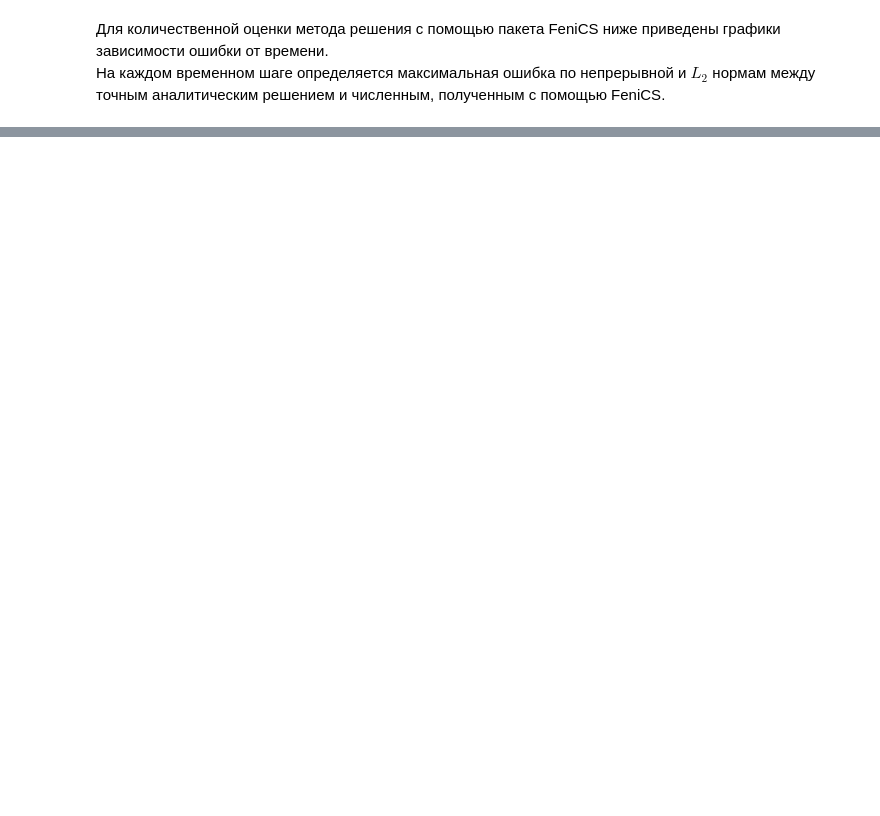
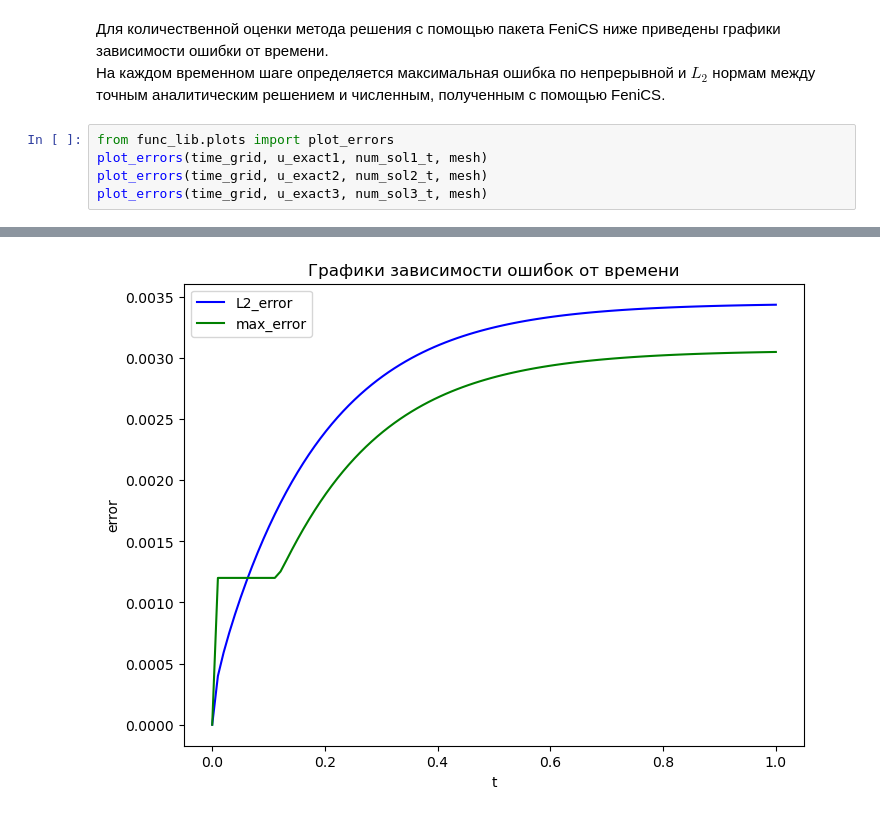
Before and after one commit to AlenaSetukha/KTMM, a Jupyter notebook: task4/main.ipynb, the cells around one changed output, grey strips where cells are left out. Saved outputs shown, nothing was run; the diff lists cells and outputs as text; blank space fills up the shorter version.

```diff
--- a/task4/main.ipynb
+++ b/task4/main.ipynb
@@ -343,3 +341,9 @@ OSError: [Errno 28] No space left on device
 # %% [markdown]
 Для количественной оценки метода решения с помощью пакета FeniCS ниже приведены графики зависимости ошибки от времени.
 На каждом временном шаге определяется максимальная ошибка по непрерывной и $L_2$ нормам между точным аналитическим решением и численным, полученным с помощью FeniCS.
+# %%
+from func_lib.plots import plot_errors
+plot_errors(time_grid, u_exact1, num_sol1_t, mesh)
+plot_errors(time_grid, u_exact2, num_sol2_t, mesh)
+plot_errors(time_grid, u_exact3, num_sol3_t, mesh)
+# %% [output]
@@ -345,0 +367 @@ OSError: [Errno 28] No space left on device
+[figure, added]
```
Also changed, not shown: parts of 3 cells of this notebook.
